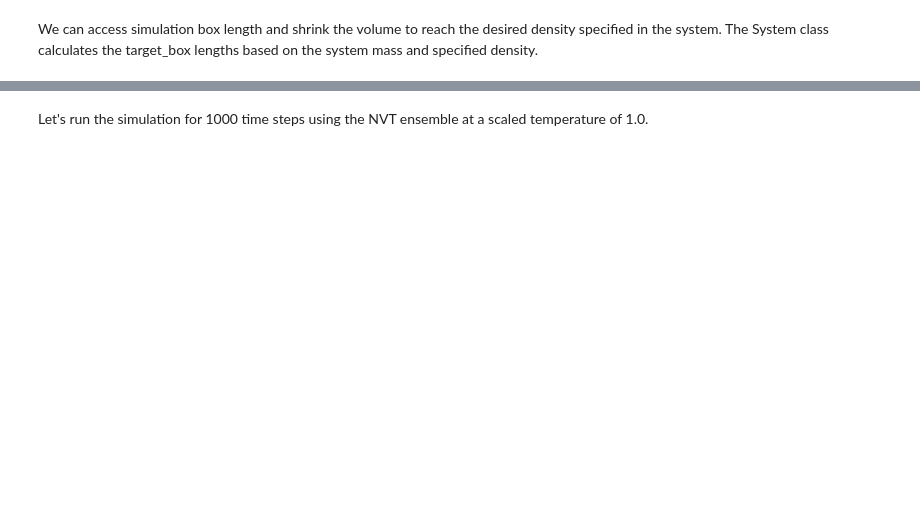
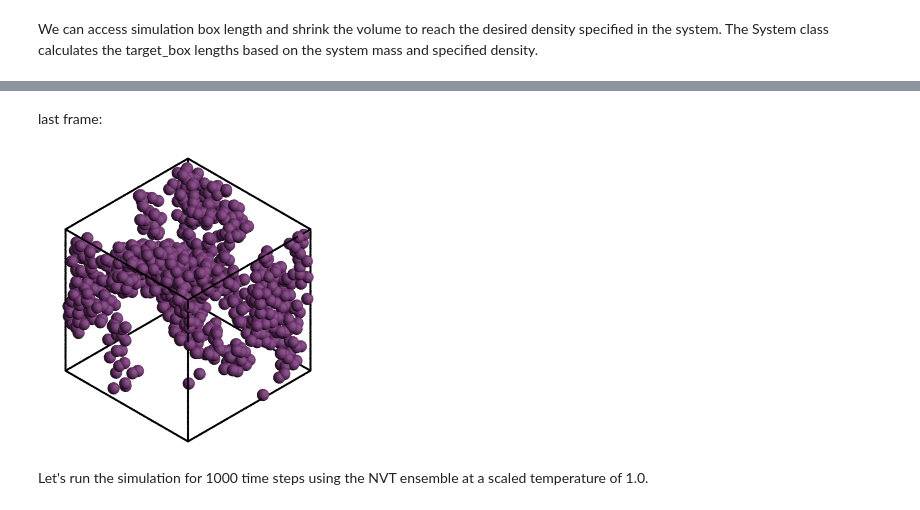
Before and after one commit to cmelab/flowerMD, a Jupyter notebook: tutorials/1-Hoomd-Organics-basics.ipynb, the cells around one changed output, grey strips where cells are left out. Drawn from its saved outputs; the diff is of its cells as text; code cells hidden in the pictures; blank space fills up the shorter version.

```diff
--- a/tutorials/1-Hoomd-Organics-basics.ipynb
+++ b/tutorials/1-Hoomd-Organics-basics.ipynb
@@ -96,3 +144,10 @@ sim.run_update_volume(n_steps=1000, period=1, kT=1, tau_kt=1, final_box_lengths=
+# %% [markdown]
+last frame:
+# %%
+sim_visualizer.frame = -1
+sim_visualizer.view()
+# %% [output]
+[figure, added]
 # %% [markdown]
 Let's run the simulation for 1000 time steps using the NVT ensemble at a scaled temperature of 1.0.
 # %%
```
Also changed, not shown: parts of 9 cells of this notebook.
